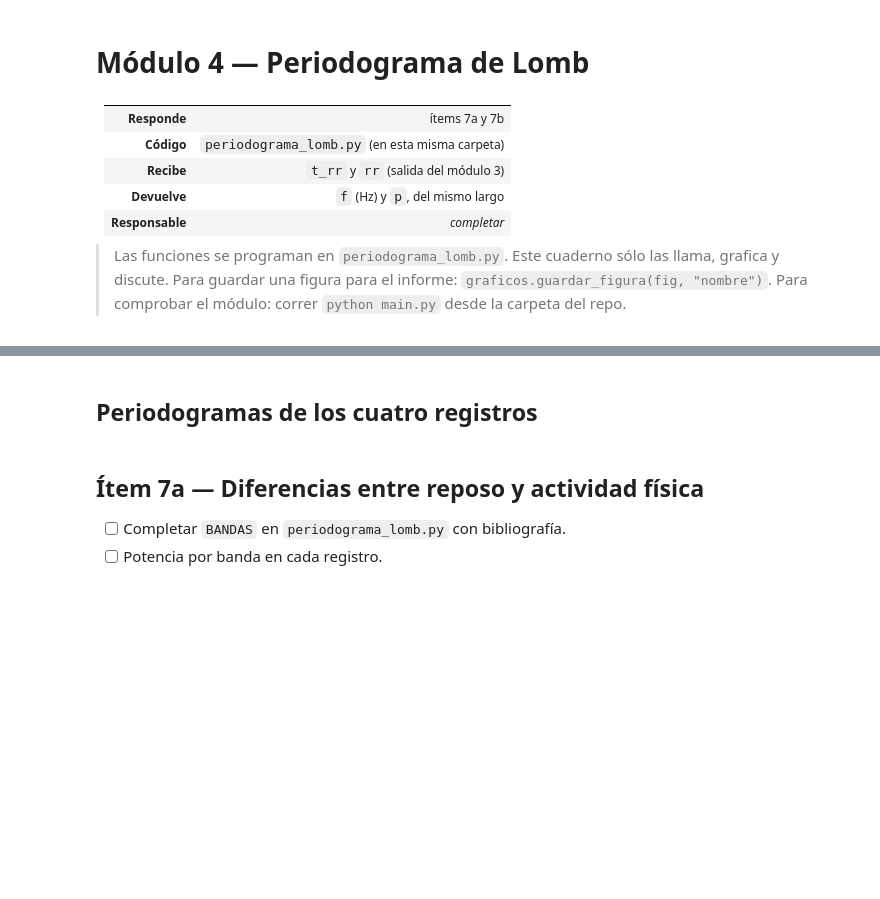
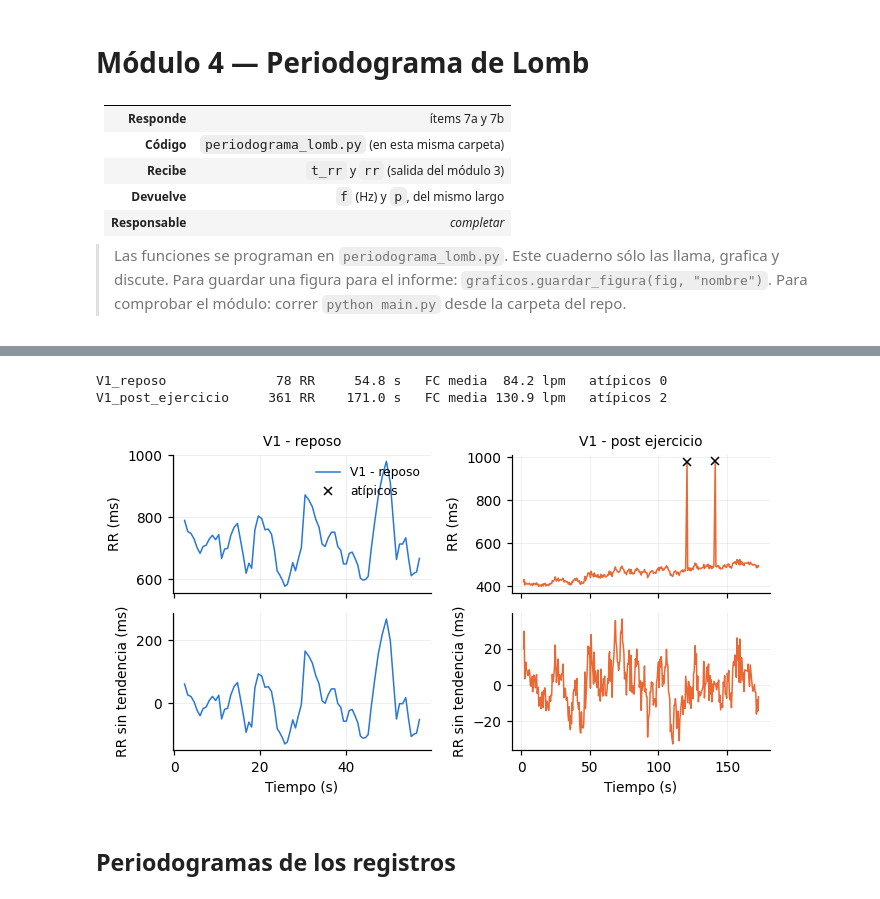
Before and after one commit to PurrthagorasCat/Informe-Laboratorio-ECG---PSIB---Grupo-2-, a Jupyter notebook: modulos/m4_periodograma_lomb/periodograma_lomb.ipynb, the cells around one changed output, grey strips where cells are left out. Cells and saved outputs as stored; diff of their text form; code cells hidden in the pictures; blank space fills up the shorter version.

```diff
--- a/modulos/m4_periodograma_lomb/periodograma_lomb.ipynb
+++ b/modulos/m4_periodograma_lomb/periodograma_lomb.ipynb
@@ -40,2 +101,53 @@ f, p = periodograma_lomb.periodograma_lomb(t_rr_prueba, rr_prueba)
+# %%
+# --- Tacogramas ---
+try:
+    resultados = procesar_todos(hasta="tacograma")
+except NotImplementedError:
+    resultados = []
+
+if not resultados:   # --- provisorio, hasta que M0 y M3 estén listos ---
+    FS_PROVISORIA = 500.0     # Hz
+    UMBRAL_M2 = 0.1           # ver la nota de arriba
+    provisorios = [("ECG_data_pre.csv", "V1", "reposo"),
+                   ("ECG_data_post.csv", "V1", "post_ejercicio")]
+    for archivo, vol, cond in provisorios:
+        ecg = pd.read_csv(carga_de_datos.CARPETA_REGISTROS_CRUDOS / archivo)["Sample"].to_numpy(float)
+        reg = Registro(ecg=ecg, fs=FS_PROVISORIA, voluntario=vol, condicion=cond, archivo=archivo, unidades="V")
+        res = Resultado(registro=reg)
+        res.ecg_acondicionado = acond.acondicionar(reg.ecg, reg.fs)
+        res.picos_r = pan_tompkins.detectar_picos_r(res.ecg_acondicionado, reg.fs, UMBRAL_M2)
+        # RR en segundos, ubicado en el latido que lo cierra (lo mismo que acordamos para M3).
+        # Se descartan los RR con alguno de sus dos latidos en una zona inválida.
+        t = res.picos_r / reg.fs
+        valida = acond.mascara_valida(reg.ecg, reg.fs)
+        ok = valida[res.picos_r[1:]] & valida[res.picos_r[:-1]]
+        res.t_rr, res.rr = t[1:][ok], np.diff(t)[ok]
+        resultados.append(res)
+
+for res in resultados:
+    atipicos = lomb.rr_atipicos(res.rr)
+    print(f"{res.registro.nombre:20s} {len(res.rr):4d} RR   {res.t_rr[-1]-res.t_rr[0]:6.1f} s   "
+          f"FC media {60/res.rr[~atipicos].mean():5.1f} lpm   atípicos {atipicos.sum()}")
+# %% [output]
+V1_reposo              78 RR     54.8 s   FC media  84.2 lpm   atípicos 0
+V1_post_ejercicio     361 RR    171.0 s   FC media 130.9 lpm   atípicos 2
+# %%
+# --- Figura: tacograma y tacograma preparado (lo que entra al periodograma) ---
+# Arriba: RR tal como sale de M3, con los atípicos marcados con una cruz.
+# Abajo: después de preparar_tacograma(), sin atípicos y sin tendencia.
+fig, axs = plt.subplots(2, len(resultados), figsize=(16/2.54, 9/2.54), sharex="col", squeeze=False)
+for j, res in enumerate(resultados):
+    est = graficos.estilo_registro(res.registro.voluntario, res.registro.condicion)
+    atipicos = lomb.rr_atipicos(res.rr)
+    axs[0, j].plot(res.t_rr, 1000*res.rr, **est)
+    axs[0, j].plot(res.t_rr[atipicos], 1000*res.rr[atipicos], "kx", ms=5, label="atípicos")
+    axs[0, j].set(title=est["label"], ylabel="RR (ms)")
+    t, x = lomb.preparar_tacograma(res.t_rr, res.rr)
+    axs[1, j].plot(t, 1000*x, color=est["color"], ls=est["linestyle"])
+    axs[1, j].set(xlabel="Tiempo (s)", ylabel="RR sin tendencia (ms)")
+axs[0, 0].legend(loc="upper right")
+fig.tight_layout()
+# %% [output]
+[figure, added]
 # %% [markdown]
-## Periodogramas de los cuatro registros
+## Periodogramas de los registros
@@ -44,5 +153,0 @@ resultados = procesar_todos(hasta="lomb")
-# %% [markdown]
-## Ítem 7a — Diferencias entre reposo y actividad física
-
-- [ ] Completar `BANDAS` en `periodograma_lomb.py` con bibliografía.
-- [ ] Potencia por banda en cada registro.
```
Also changed, not shown: parts of 19 cells of this notebook, 9 other files.
